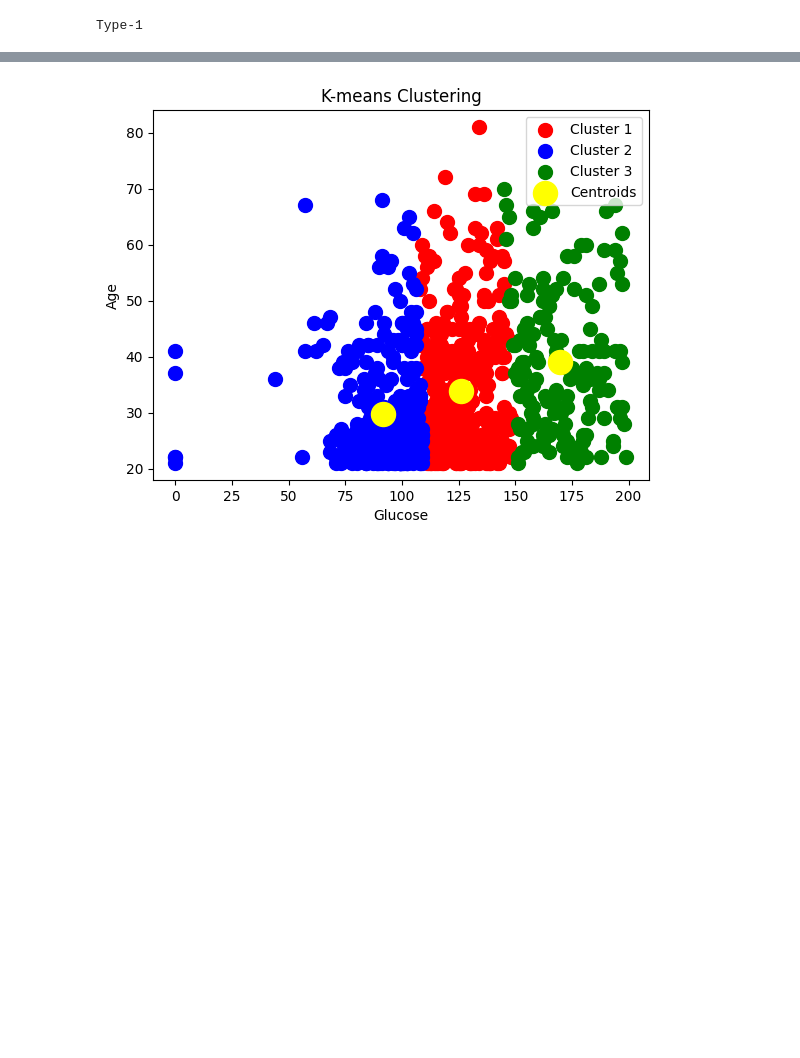
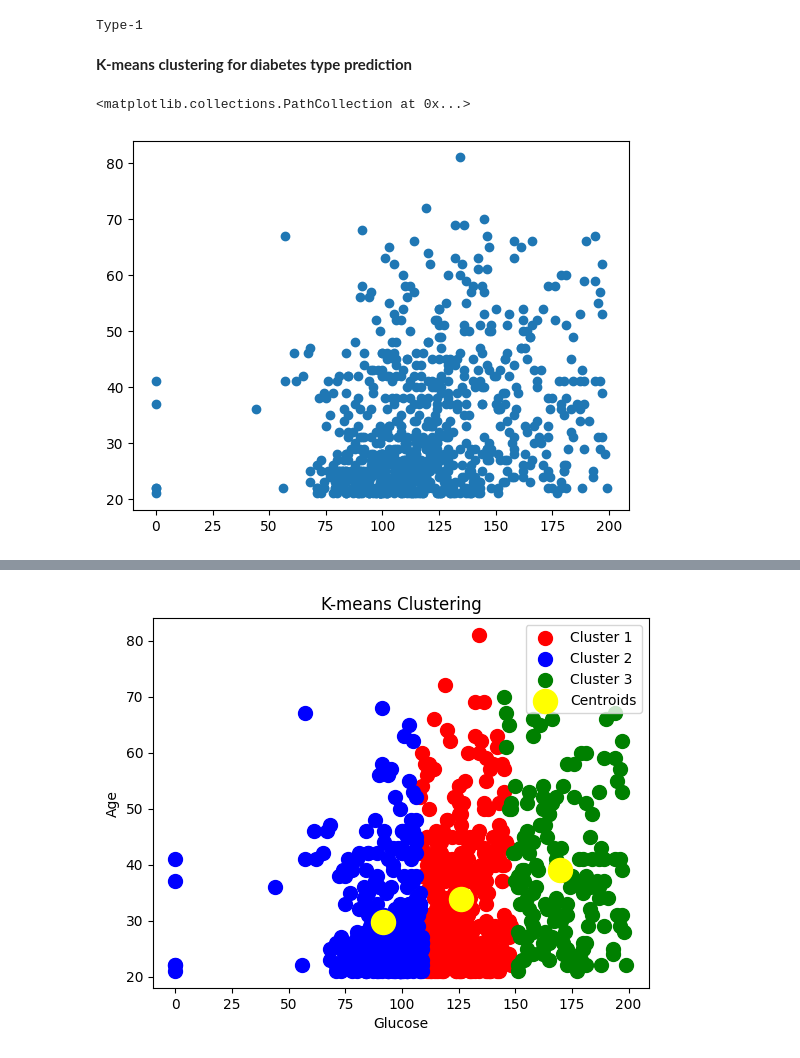
Before and after one commit to Novice1414/Algorithmic-Toolbox-San-Diego, a Jupyter notebook: T1T2prediction.ipynb, the cells around one changed output, grey strips where cells are left out. Saved outputs shown, nothing was run; the diff lists cells and outputs as text; code cells hidden in the pictures; blank space fills up the shorter version.

```diff
--- a/T1T2prediction.ipynb
+++ b/T1T2prediction.ipynb
@@ -114,3 +114,5 @@ else:
     print('Type-1')
 # %% [output]
 Type-1
+# %% [markdown]
+**K-means clustering for diabetes type prediction**
@@ -116,0 +129,5 @@ Type-1
+# %%
+plt.scatter(df['Glucose'],df['Age'])
+# %% [output]
+<matplotlib.collections.PathCollection at 0x...>
+[figure, added]
```
Also changed, not shown: parts of 8 cells of this notebook.
